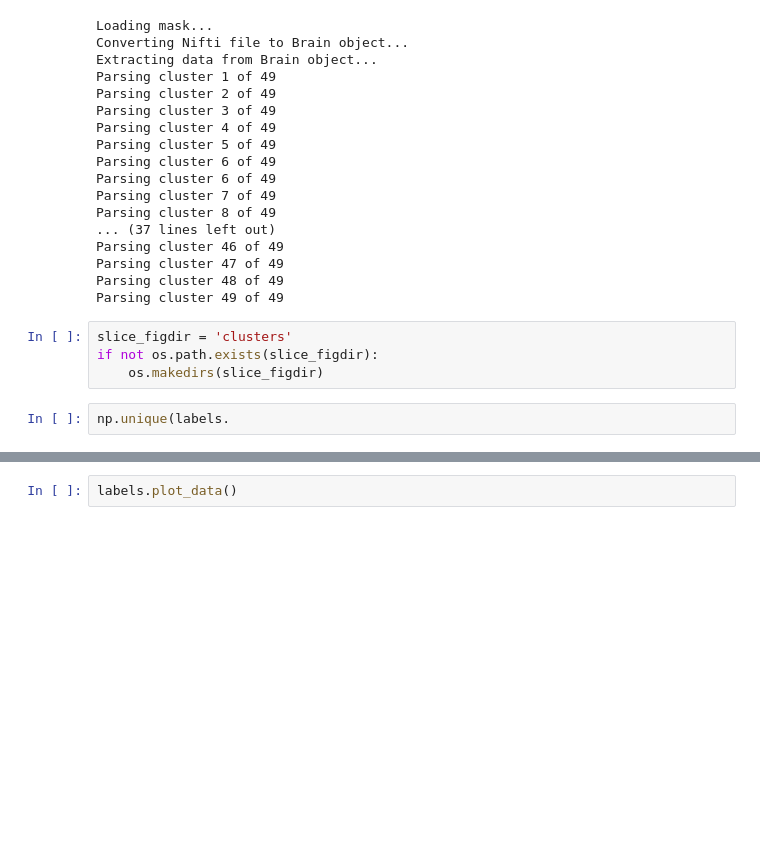
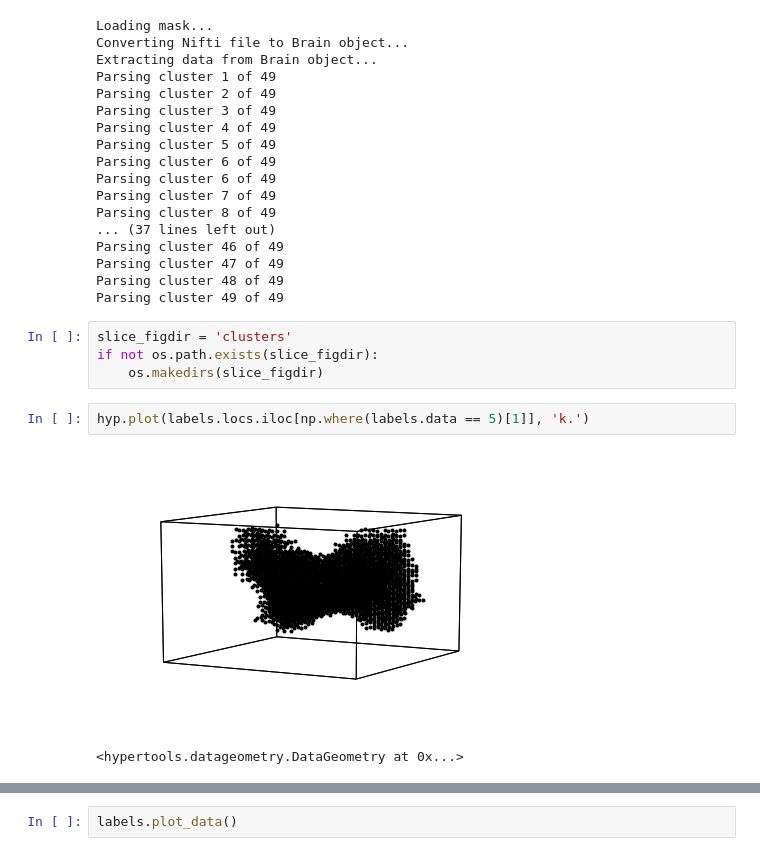
Before and after one commit to ContextLab/directed-forgetting-network-dynamics, a Jupyter notebook: code/network_analyses.ipynb, the cells around one changed output, grey strips where cells are left out. Saved outputs shown, nothing was run; the diff lists cells and outputs as text; blank space fills up the shorter version.

```diff
--- a/code/network_analyses.ipynb
+++ b/code/network_analyses.ipynb
@@ -140,5 +140,8 @@ Parsing cluster 49 of 49
 slice_figdir = 'clusters'
 if not os.path.exists(slice_figdir):
     os.makedirs(slice_figdir)
-# %%
-np.unique(labels.
+# %%
+hyp.plot(labels.locs.iloc[np.where(labels.data == 5)[1]], 'k.')
+# %% [output]
+[figure, added]
+<hypertools.datageometry.DataGeometry at 0x...>
```
Also changed, not shown: parts of 1 cell of this notebook.
